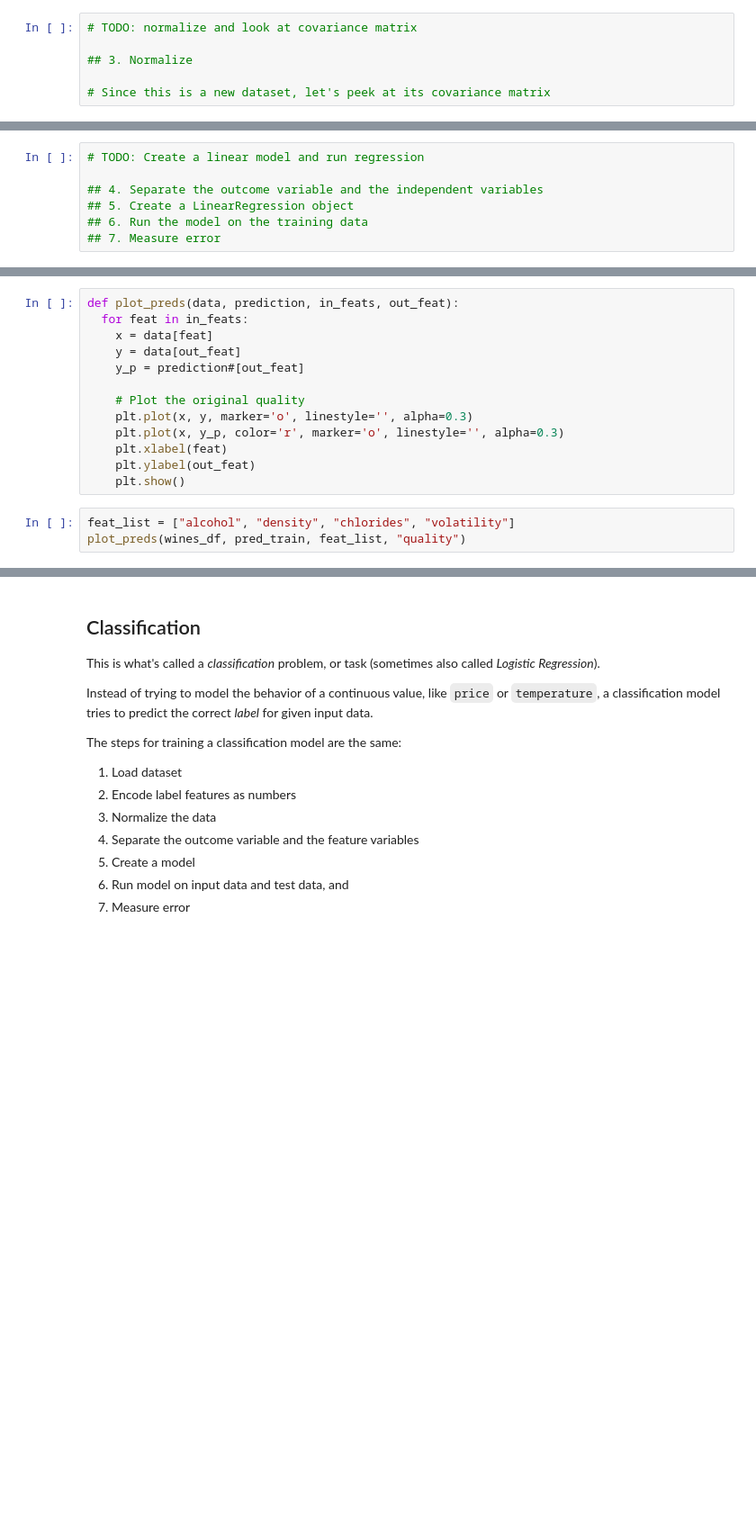
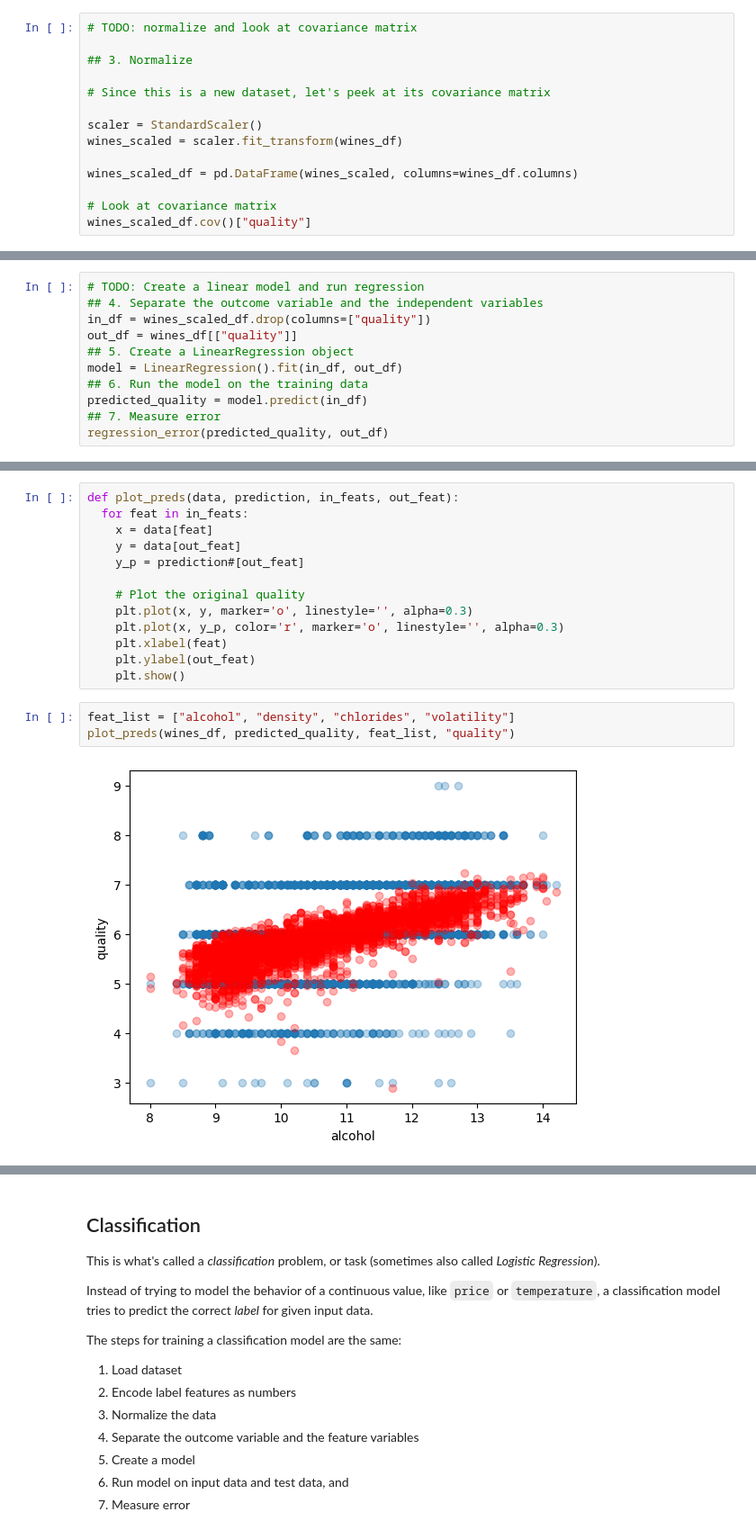
Before and after one commit to dhruvkorasala100/Week7, a Jupyter notebook: WK07.ipynb, the cells around one changed output, grey strips where cells are left out. Shown at 90% size. Cells and saved outputs as stored; diff of their text form; blank space fills up the shorter version.

```diff
--- a/WK07.ipynb
+++ b/WK07.ipynb
@@ -64,3 +78,11 @@ Specifically, steps $3$: normalize and look at the covariance matrix using `qual
 ## 3. Normalize
 
 # Since this is a new dataset, let's peek at its covariance matrix
+
+scaler = StandardScaler()
+wines_scaled = scaler.fit_transform(wines_df)
+
+wines_scaled_df = pd.DataFrame(wines_scaled, columns=wines_df.columns)
+
+# Look at covariance matrix
+wines_scaled_df.cov()["quality"]
@@ -93,8 +133,12 @@ Use the method we used last week in the diamond dataset to create a model that p
 Use all of our features to run regression.
 # %%
 # TODO: Create a linear model and run regression
-
 ## 4. Separate the outcome variable and the independent variables
+in_df = wines_scaled_df.drop(columns=["quality"])
+out_df = wines_df[["quality"]]
 ## 5. Create a LinearRegression object
+model = LinearRegression().fit(in_df, out_df)
 ## 6. Run the model on the training data
+predicted_quality = model.predict(in_df)
 ## 7. Measure error
+regression_error(predicted_quality, out_df)
@@ -119,4 +165,6 @@ def plot_preds(data, prediction, in_feats, out_feat):
     plt.show()
 # %%
 feat_list = ["alcohol", "density", "chlorides", "volatility"]
-plot_preds(wines_df, pred_train, feat_list, "quality")
+plot_preds(wines_df, predicted_quality, feat_list, "quality")
+# %% [output]
+[figure, added]
```
Also changed, not shown: parts of 9 cells of this notebook.
